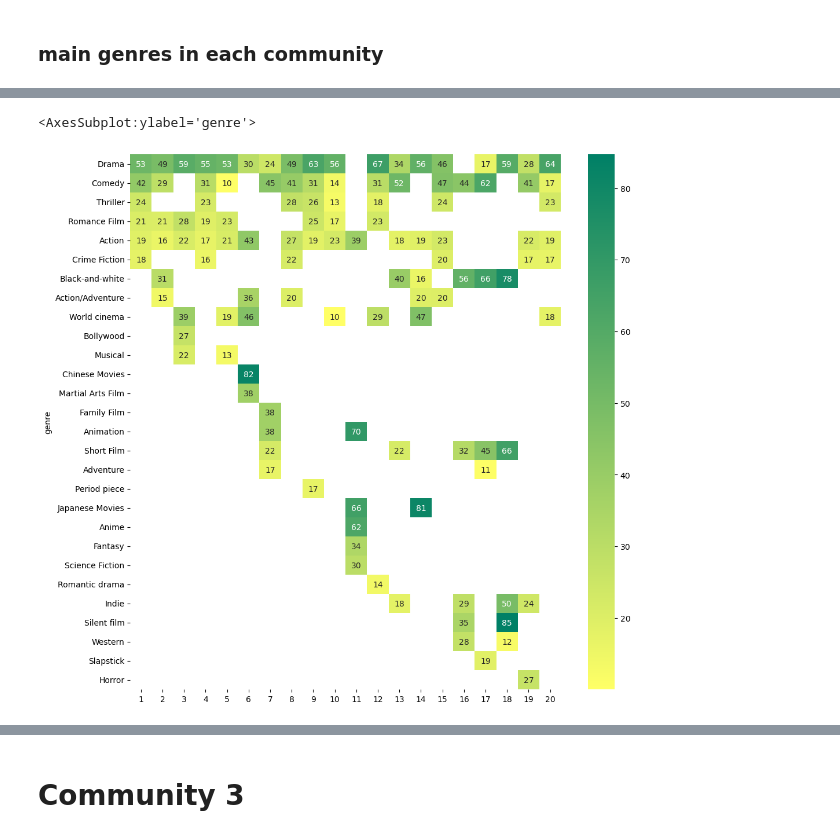
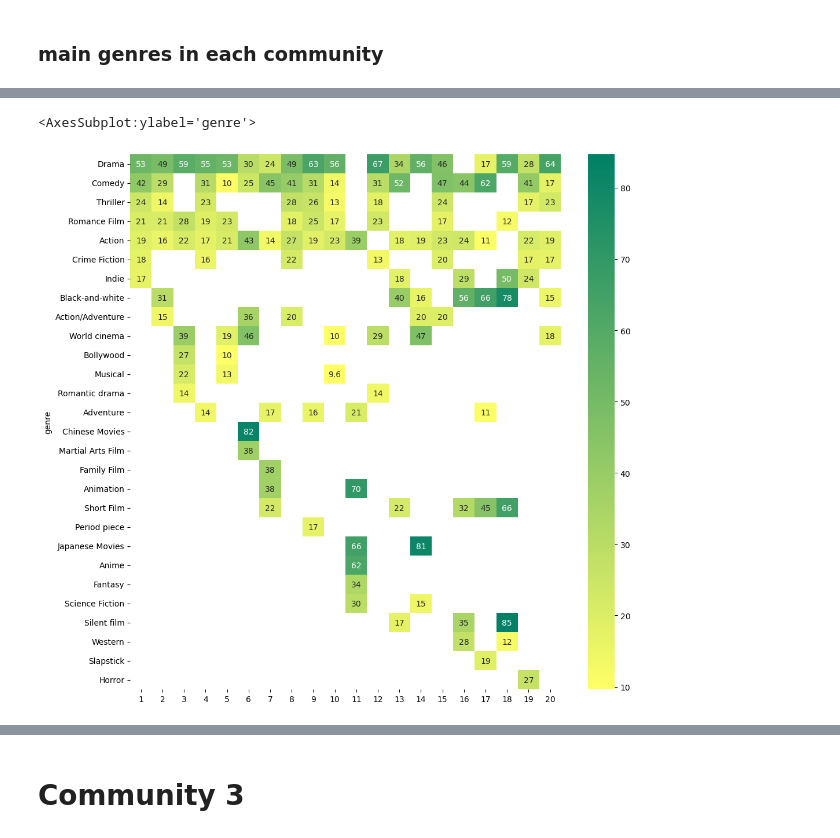
Before and after one commit to epfl-ada/ada-2022-project-addaxx, a Jupyter notebook: exploration.ipynb, the cells around one changed output, grey strips where cells are left out. Cells and saved outputs as stored; diff of their text form; code cells hidden in the pictures.

Commit message:
'graphs'

```diff
--- a/exploration.ipynb
+++ b/exploration.ipynb
@@ -141,0 +98,2 @@ datamov11
+# %%
+data_actors = pd.read_csv("./CSV_files/top_20_communities_scraping_done.csv")
@@ -141,0 +116,3 @@ datamov11
+# %%
+for i in range(20):
+    community_sizes['size'][i]= nb_actors_20[i]
@@ -603,0 +298,17 @@ plt.show()
+# %%
+n = 3
+first_languages = pd.DataFrame(columns=['language'])
+for i in [3,5,10]:
+    languages = Counter([x for y in vars()['datamov' + str(i)]['Movie_languages'].values for x in y]).most_common(n)
+    print(languages)
+    languages = pd.DataFrame(data=languages, columns=['language',str(i)])
+    first_languages = first_languages.merge(languages,how='outer',on='language')
+    normalization = len(vars()['datamov' + str(i)])
+    first_languages[str(i)]= first_languages[str(i)].apply(lambda x : x/normalization*100)
+
+first_languages.set_index(['language'],inplace = True)
+plt.figure()
+plot = sns.heatmap(data=first_languages,cmap = 'summer_r',annot=True)
+plt.title('Movie % ')
+fig = plot.get_figure()
+fig.savefig("C:/Users/Public/ADA2022/weloic.github.io/_includes/india_language.png")
@@ -603,0 +323,13 @@ plt.show()
+# %%
+n = 6
+first_countries = pd.DataFrame(columns=['countrie'])
+for i in [3,5,10]:
+    countries = Counter([x for y in vars()['datamov' + str(i)]['Movie_countries'].values for x in y]).most_common(n)
+    countries = pd.DataFrame(data=countries, columns=['countrie',str(i)])
+    first_countries = first_countries.merge(countries,how='outer',on='countrie')
+    normalization = len(vars()['datamov' + str(i)])
+    first_countries[str(i)]= first_countries[str(i)].apply(lambda x : x/normalization*100)
+
+first_countries.set_index(['countrie'],inplace = True)
+plt.figure()
+sns.heatmap(data=first_countries,cmap = 'summer_r',annot=True)
@@ -767,15 +630,7 @@ Counter([x for y in datamov11['Movie_genres'].values for x in y]).most_common()
 # %% [markdown]
 ### main genres in each community
 # %%
-n = 6
-
-# for i in range(1,10):
-#     plt.bar(x=[x for x, y in Counter([x for y in vars()['datamov' + str(i)]['Movie_genres'].values for x in y.values()]).most_common(n)], height=[
-#             y for x, y in Counter([x for y in vars()['datamov' + str(i)]['Movie_genres'].values for x in y.values()]).most_common(n)])
-#     plt.xticks(rotation=90)
-#     plt.show()
-
-i=1
+n = 7
 
 first_genres = pd.DataFrame(columns=['genre'])
 for i in range(1,21):
@@ -813,2 +668,2 @@ sns.heatmap(data=first_genres,cmap = 'summer_r',annot=True)
 <AxesSubplot:ylabel='genre'>
-[figure, old version]
+[figure, new version]
```
Also changed, not shown: parts of 84 cells of this notebook.
